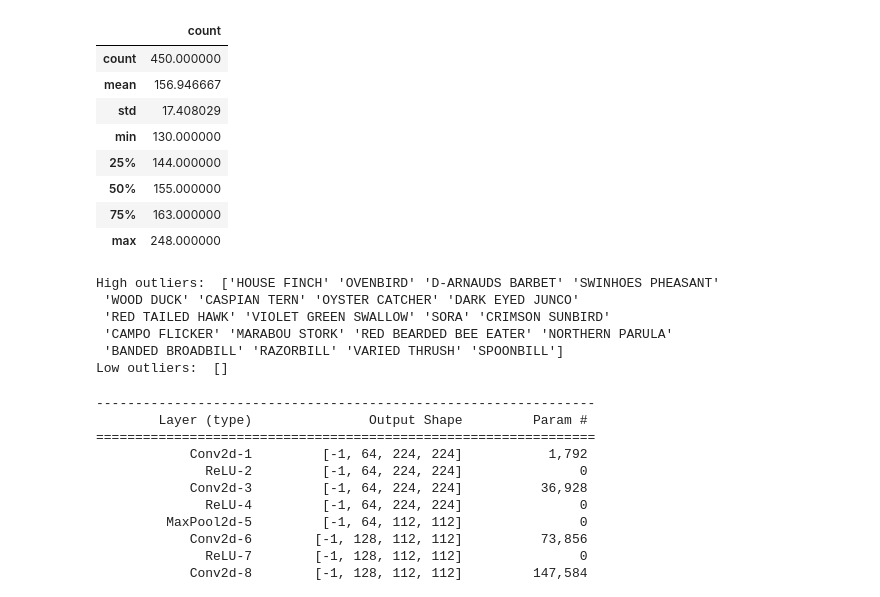
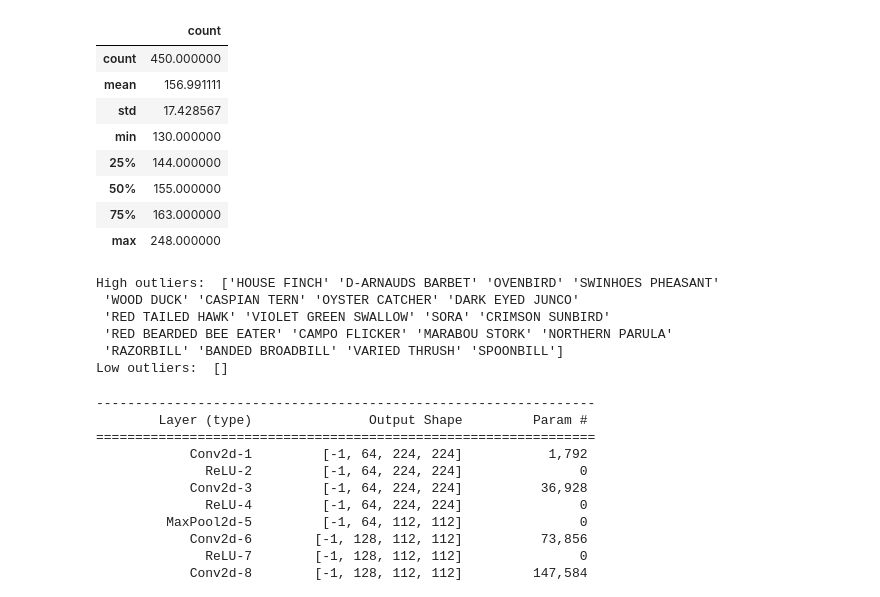
Before and after one commit to benjaminthor/bird-species-classification, a Jupyter notebook: part_3.ipynb, the cells around one changed output. Saved outputs shown, nothing was run; the diff lists cells and outputs as text; code cells hidden in the pictures.

```diff
--- a/part_3.ipynb
+++ b/part_3.ipynb
@@ -55,47 +60,47 @@ unfreeze_backbone(model)
 unfreeze_head(model)
 # %%
 import os
-train_dir = "100-birds/train"
-test_dir = "100-birds/test"
-val_dir = "100-birds/valid"
+train_dir = "C:/Users/Diamondman/Downloads/archive/train"
+test_dir = "C:/Users/Diamondman/Downloads/archive/test"
+val_dir = "C:/Users/Diamondman/Downloads/archive/valid"
 class_dict = {}
 classes_1 = os.listdir(train_dir)
 #Creating a dictionary of the classes and their corresponding img count
 for class_name in classes_1:
     try:
         temp_path = os.path.join(train_dir, class_name)
         class_dict[class_name] = len(os.listdir(temp_path))
     except:
         pass
 #Creating a dataframe of the classes and their corresponding img count
 classes = pd.DataFrame(class_dict.items(), columns = ['class_name', 'count'])
 #Sorting the dataframe by the count of the images
 classes = classes.sort_values(by = 'count', ascending = False)
 classes.reset_index(drop = True, inplace = True)
 #basic statistics of the classes
 stats = classes.describe()
 display(stats)
 #Defining outliers as classes that surpass the 75th percentile +- 1.5*IQR
 high_ourliers = classes["class_name"][classes["count"] > stats["count"]["75%"] + 1.5 * (stats["count"]["75%"] - stats["count"]["25%"])].values
 low_ourliers = classes["class_name"][classes["count"] < stats["count"]["25%"] - 1.5 * (stats["count"]["75%"] - stats["count"]["25%"])].values
 #Print the results
 print("High outliers: ", high_ourliers)
 print("Low outliers: ", low_ourliers)
 # %% [output]
 |  | count |
 | count | 450.000000 |
-| mean | 156.946667 |
-| std | 17.408029 |
+| mean | 156.991111 |
+| std | 17.428567 |
 | min | 130.000000 |
 | 25% | 144.000000 |
 | 50% | 155.000000 |
 | 75% | 163.000000 |
 | max | 248.000000 |
-High outliers:  ['HOUSE FINCH' 'OVENBIRD' 'D-ARNAUDS BARBET' 'SWINHOES PHEASANT'
+High outliers:  ['HOUSE FINCH' 'D-ARNAUDS BARBET' 'OVENBIRD' 'SWINHOES PHEASANT'
  'WOOD DUCK' 'CASPIAN TERN' 'OYSTER CATCHER' 'DARK EYED JUNCO'
  'RED TAILED HAWK' 'VIOLET GREEN SWALLOW' 'SORA' 'CRIMSON SUNBIRD'
- 'CAMPO FLICKER' 'MARABOU STORK' 'RED BEARDED BEE EATER' 'NORTHERN PARULA'
- 'BANDED BROADBILL' 'RAZORBILL' 'VARIED THRUSH' 'SPOONBILL']
+ 'RED BEARDED BEE EATER' 'CAMPO FLICKER' 'MARABOU STORK' 'NORTHERN PARULA'
+ 'RAZORBILL' 'BANDED BROADBILL' 'VARIED THRUSH' 'SPOONBILL']
 Low outliers:  []
 # %%
 model.to(device)
```
Also changed, not shown: parts of 17 cells of this notebook, 1 other file.
